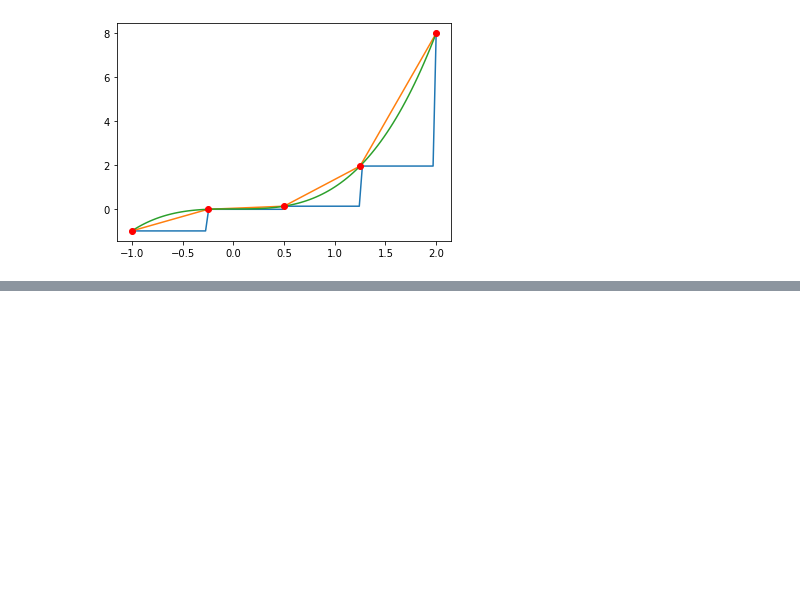
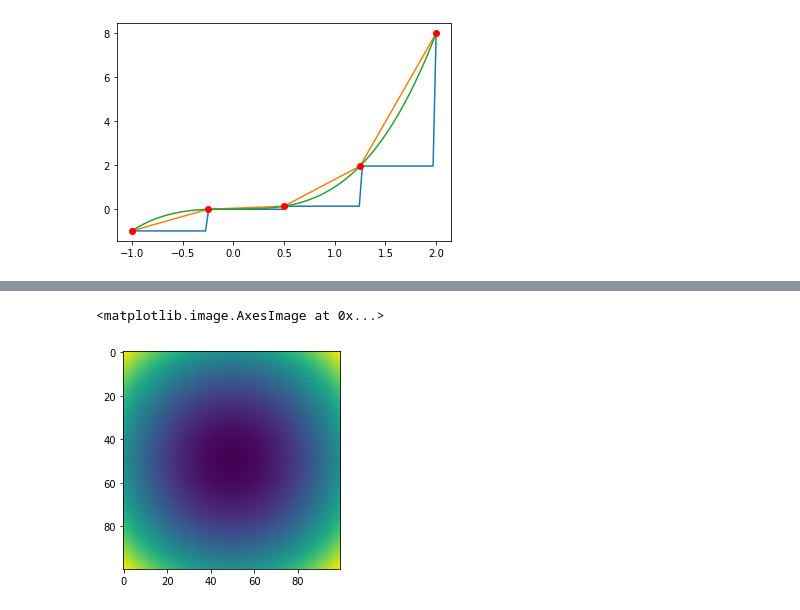
Before and after one commit to angelacpd/Scientific_Python, a Jupyter notebook: Lecture_5.ipynb, the cells around one changed output, grey strips where cells are left out. Saved outputs shown, nothing was run; the diff lists cells and outputs as text; code cells hidden in the pictures; blank space fills up the shorter version.

```diff
--- a/Lecture_5.ipynb
+++ b/Lecture_5.ipynb
@@ -71,0 +138,5 @@ interp.interp2d?
+# %%
+plt.imshow(X**2 + Y**2)
+# %% [output]
+<matplotlib.image.AxesImage at 0x...>
+[figure, added]
```
Also changed, not shown: parts of 18 cells of this notebook.
